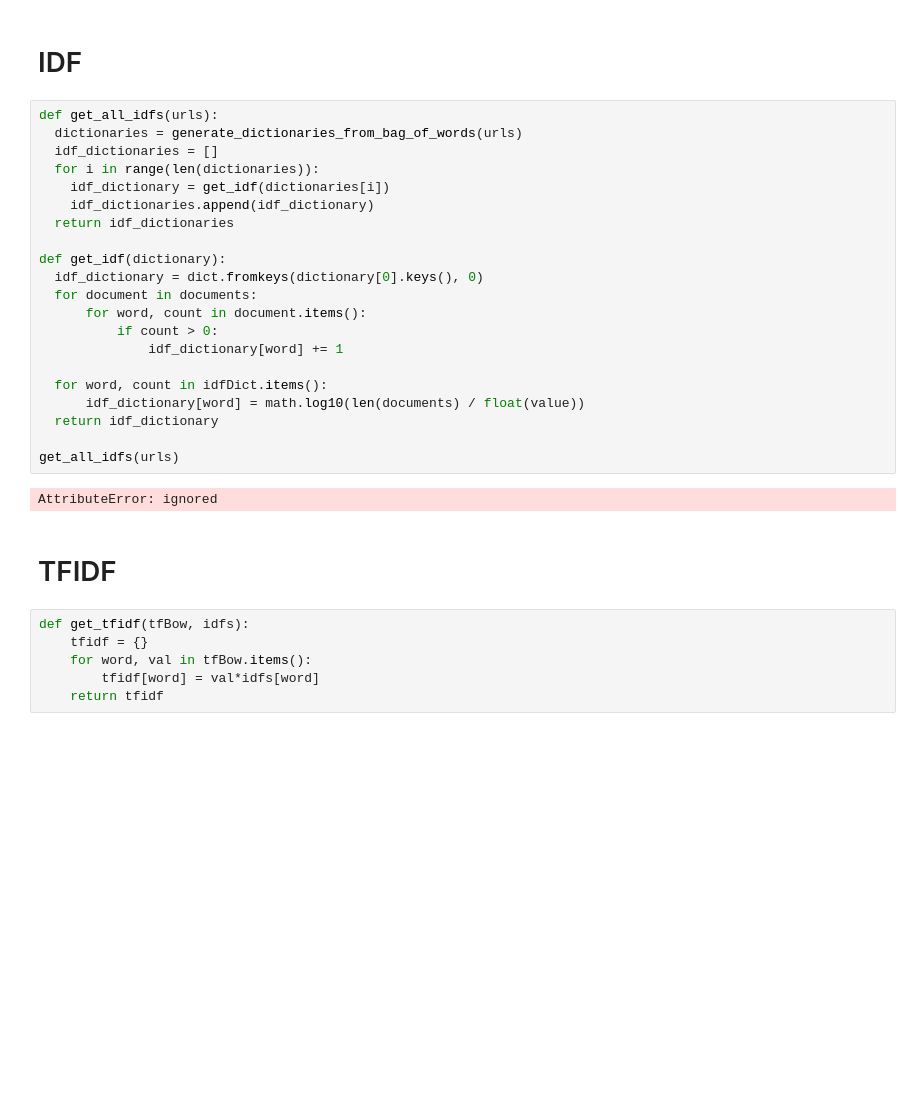
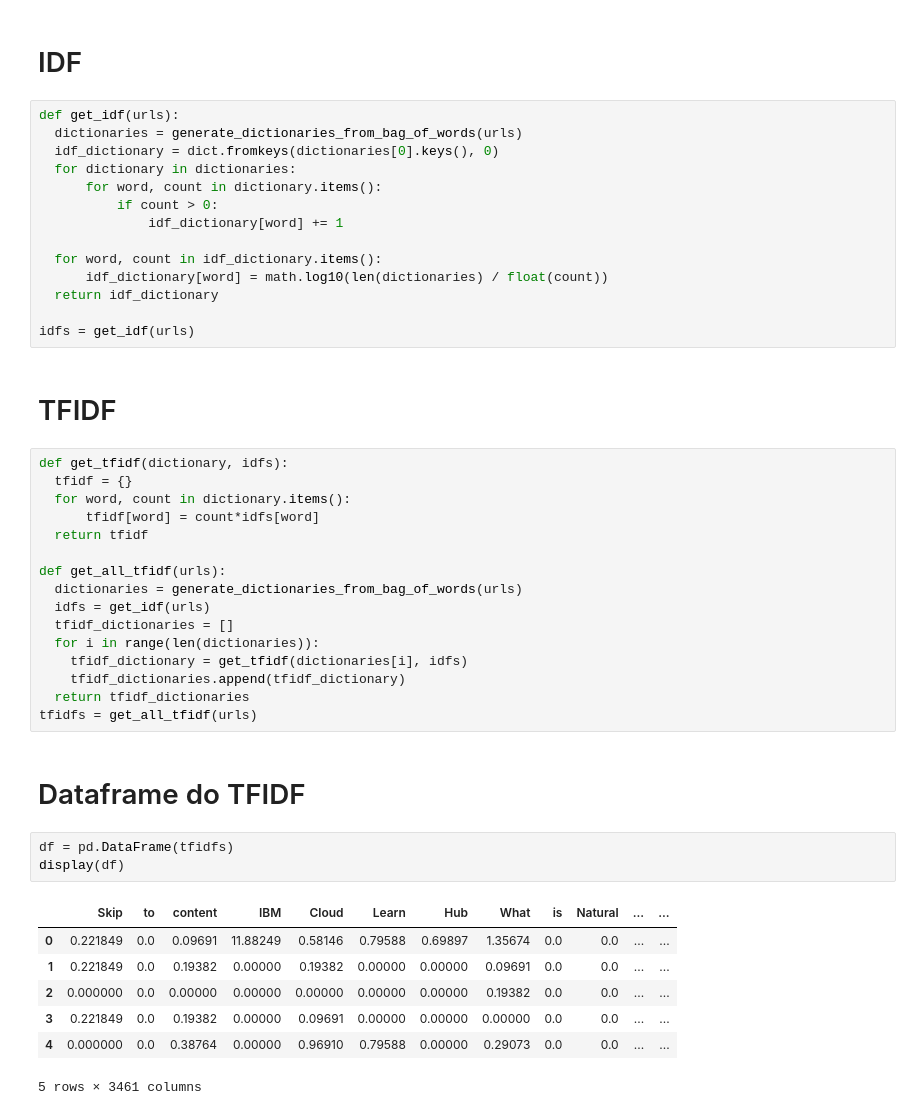
Before and after one commit to JasminiSantos/Trabalho-6-TFIDF-e-Cosseno, a Jupyter notebook: Tarefa_6_TFIDF_e_Cosseno.ipynb, the cells around one changed output. Drawn from its saved outputs; the diff is of its cells as text; blank space fills up the shorter version.

```diff
--- a/Tarefa_6_TFIDF_e_Cosseno.ipynb
+++ b/Tarefa_6_TFIDF_e_Cosseno.ipynb
@@ -347,33 +329,47 @@ get_all_tf(urls)
 # %% [markdown]
 # IDF
 # %%
-def get_all_idfs(urls):
+def get_idf(urls):
   dictionaries = generate_dictionaries_from_bag_of_words(urls)
-  idf_dictionaries = []
-  for i in range(len(dictionaries)):
-    idf_dictionary = get_idf(dictionaries[i])
-    idf_dictionaries.append(idf_dictionary)
-  return idf_dictionaries
-
-def get_idf(dictionary):
-  idf_dictionary = dict.fromkeys(dictionary[0].keys(), 0)
-  for document in documents:
-      for word, count in document.items():
+  idf_dictionary = dict.fromkeys(dictionaries[0].keys(), 0)
+  for dictionary in dictionaries:
+      for word, count in dictionary.items():
           if count > 0:
               idf_dictionary[word] += 1
 
-  for word, count in idfDict.items():
-      idf_dictionary[word] = math.log10(len(documents) / float(value))
+  for word, count in idf_dictionary.items():
+      idf_dictionary[word] = math.log10(len(dictionaries) / float(count))
   return idf_dictionary
 
-get_all_idfs(urls)
+idfs = get_idf(urls)
-# %% [output]
-AttributeError: ignored
 # %% [markdown]
 # TFIDF
-# %%
-def get_tfidf(tfBow, idfs):
-    tfidf = {}
-    for word, val in tfBow.items():
-        tfidf[word] = val*idfs[word]
-    return tfidf
+# %%
+def get_tfidf(dictionary, idfs):
+  tfidf = {}
+  for word, count in dictionary.items():
+      tfidf[word] = count*idfs[word]
+  return tfidf
+
+def get_all_tfidf(urls):
+  dictionaries = generate_dictionaries_from_bag_of_words(urls)
+  idfs = get_idf(urls)
+  tfidf_dictionaries = []
+  for i in range(len(dictionaries)):
+    tfidf_dictionary = get_tfidf(dictionaries[i], idfs)
+    tfidf_dictionaries.append(tfidf_dictionary)
+  return tfidf_dictionaries
+tfidfs = get_all_tfidf(urls)
+# %% [markdown]
+# Dataframe do TFIDF
+# %%
+df = pd.DataFrame(tfidfs)
+display(df)
+# %% [output]
+|  | Skip | to | content | IBM | Cloud | Learn | Hub | What | is | Natural | ... | ... |
+| 0 | 0.221849 | 0.0 | 0.09691 | 11.88249 | 0.58146 | 0.79588 | 0.69897 | 1.35674 | 0.0 | 0.0 | ... | ... |
+| 1 | 0.221849 | 0.0 | 0.19382 | 0.00000 | 0.19382 | 0.00000 | 0.00000 | 0.09691 | 0.0 | 0.0 | ... | ... |
+| 2 | 0.000000 | 0.0 | 0.00000 | 0.00000 | 0.00000 | 0.00000 | 0.00000 | 0.19382 | 0.0 | 0.0 | ... | ... |
+| 3 | 0.221849 | 0.0 | 0.19382 | 0.00000 | 0.09691 | 0.00000 | 0.00000 | 0.00000 | 0.0 | 0.0 | ... | ... |
+| 4 | 0.000000 | 0.0 | 0.38764 | 0.00000 | 0.96910 | 0.79588 | 0.00000 | 0.29073 | 0.0 | 0.0 | ... | ... |
+5 rows × 3461 columns
```
Also changed, not shown: parts of 3 cells of this notebook.
